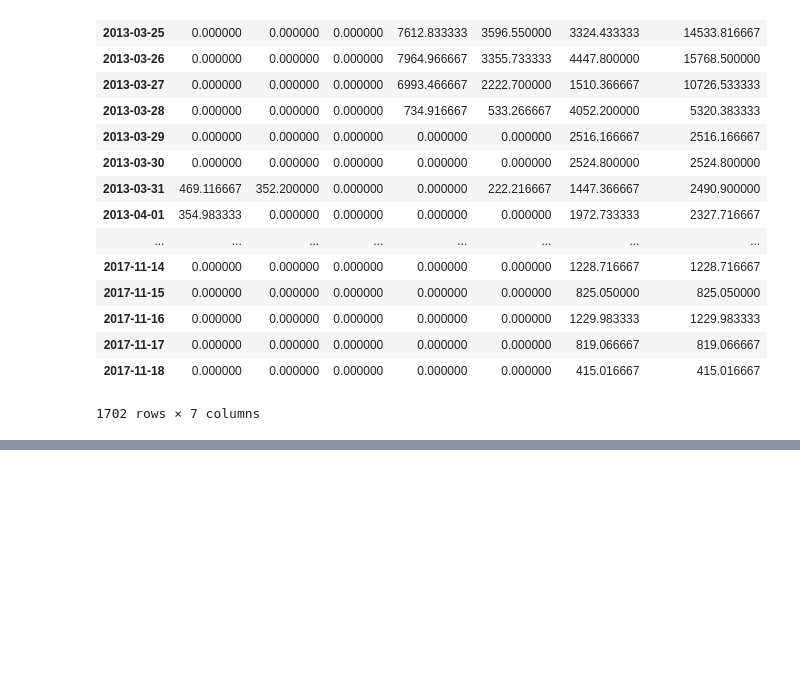
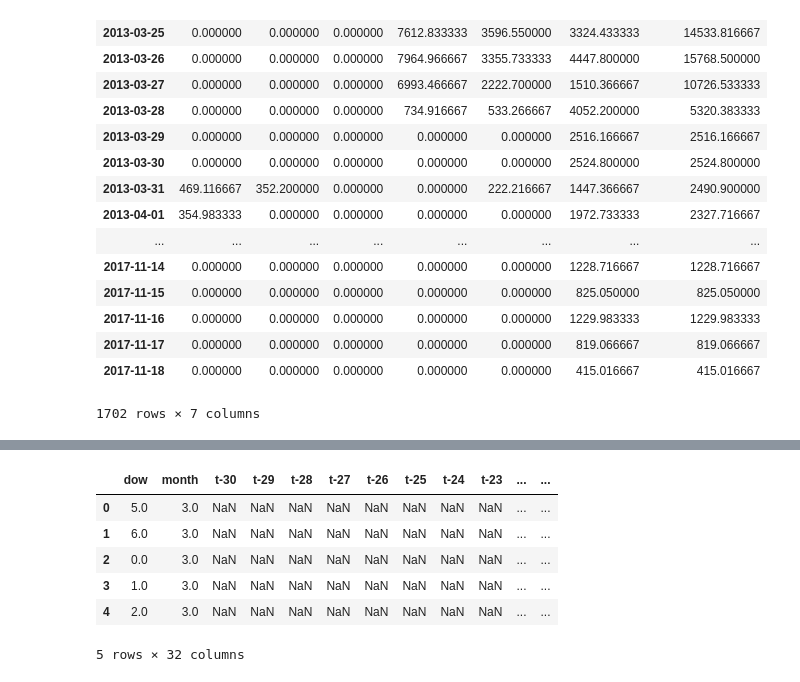
Before and after one commit to adithya8/loadPrediction, a Jupyter notebook: Untitled.ipynb, the cells around one changed output, grey strips where cells are left out. Cells and saved outputs as stored; diff of their text form; code cells hidden in the pictures; blank space fills up the shorter version.

```diff
--- a/Untitled.ipynb
+++ b/Untitled.ipynb
@@ -337,0 +422,10 @@ plt.show()
+# %%
+ndf.head()
+# %% [output]
+|  | dow | month | t-30 | t-29 | t-28 | t-27 | t-26 | t-25 | t-24 | t-23 | ... | ... |
+| 0 | 5.0 | 3.0 | NaN | NaN | NaN | NaN | NaN | NaN | NaN | NaN | ... | ... |
+| 1 | 6.0 | 3.0 | NaN | NaN | NaN | NaN | NaN | NaN | NaN | NaN | ... | ... |
+| 2 | 0.0 | 3.0 | NaN | NaN | NaN | NaN | NaN | NaN | NaN | NaN | ... | ... |
+| 3 | 1.0 | 3.0 | NaN | NaN | NaN | NaN | NaN | NaN | NaN | NaN | ... | ... |
+| 4 | 2.0 | 3.0 | NaN | NaN | NaN | NaN | NaN | NaN | NaN | NaN | ... | ... |
+5 rows × 32 columns
```
Also changed, not shown: parts of 10 cells of this notebook, 1 other file.
